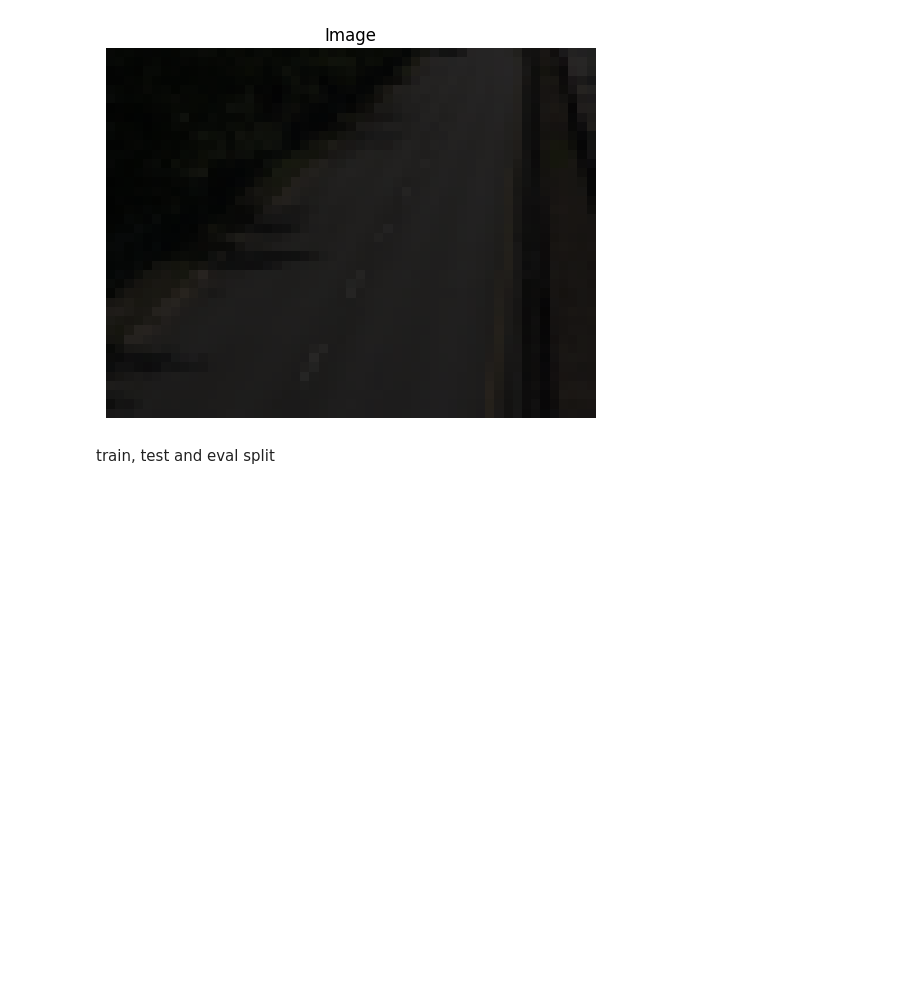
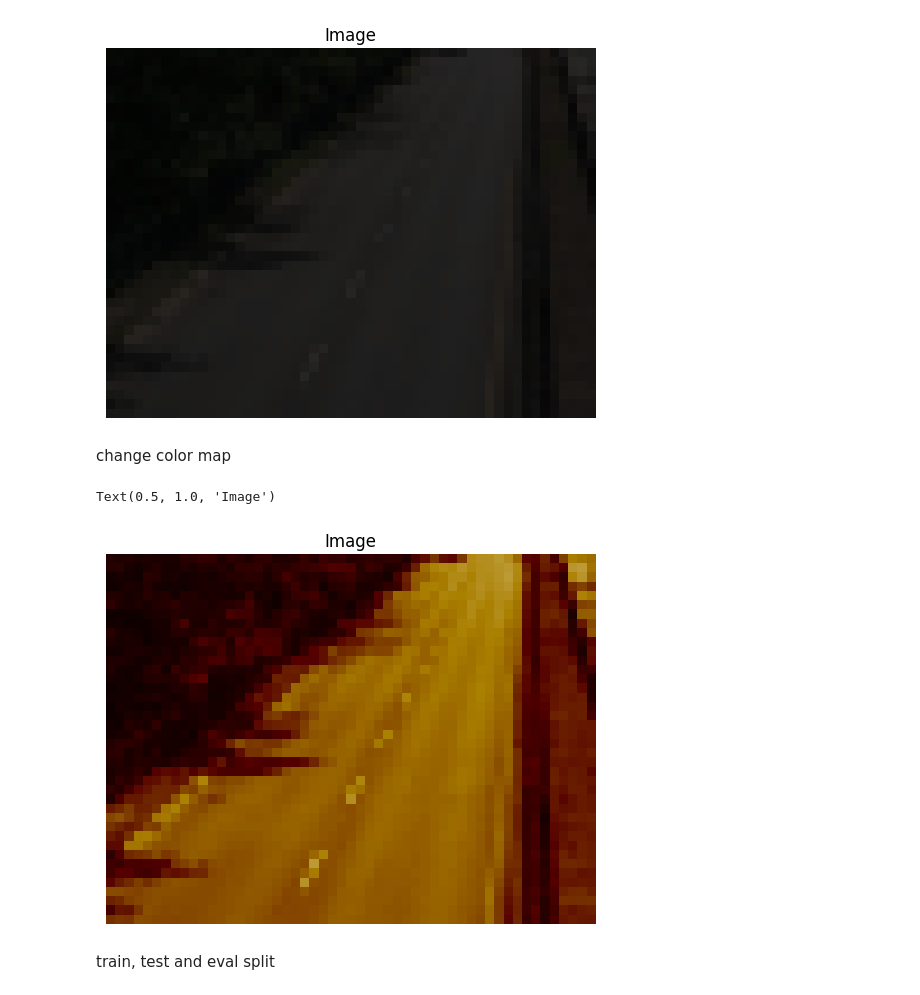
Before and after one commit to timonpalm/AIA_hw5, a Jupyter notebook: Homework5.ipynb, the cells around one changed output. Drawn from its saved outputs; the diff is of its cells as text; code cells hidden in the pictures; blank space fills up the shorter version.

```diff
--- a/Homework5.ipynb
+++ b/Homework5.ipynb
@@ -155,6 +149,29 @@ plt.title("Image")
 # %% [output]
 Text(0.5, 1.0, 'Image')
 [figure]
+# %% [markdown]
+change color map
+# %%
+def change_colormap_random(img):
+    col_id = np.random.randint(0, 22)
+
+    color_img = cv.applyColorMap(img, col_id)
+
+    return color_img
+# %%
+col_inputs = [change_colormap_random(img) for img in source_inputs]
+col_inputs = np.array(col_inputs)
+# %%
+img = col_inputs[0,:,:,:]
+#print(img.shape)
+plt.figure()
+#plt.subplot(1, 2, 1)
+plt.imshow(img)
+plt.axis("off")
+plt.title("Image")
+# %% [output]
+Text(0.5, 1.0, 'Image')
+[figure, added]
 # %% [markdown]
 train, test and eval split
 # %%
```
Also changed, not shown: parts of 8 cells of this notebook.
